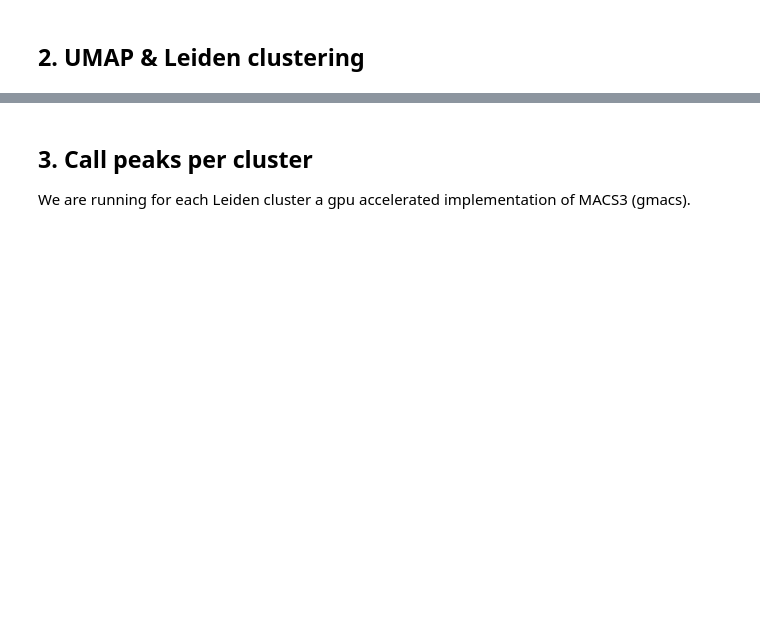
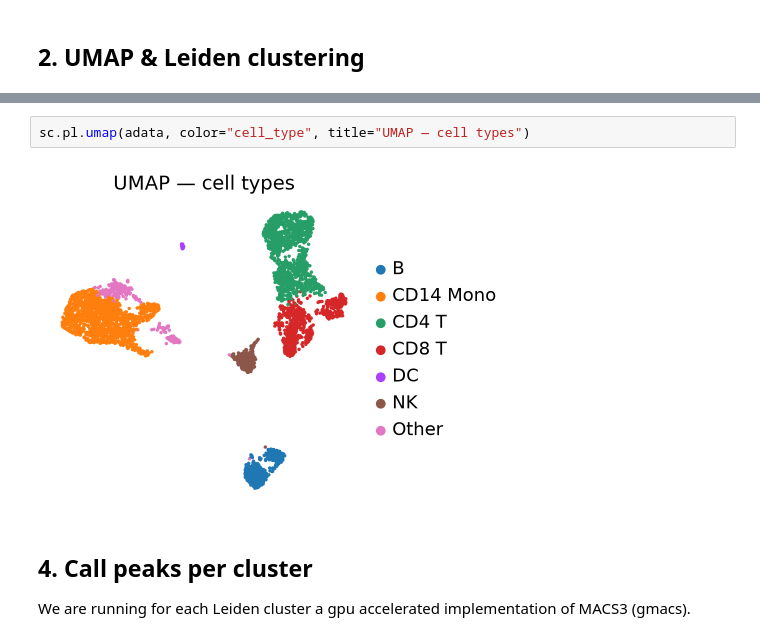
Before and after one commit to Soldatov-Lab/gatac-notebooks, a Jupyter notebook: 02_embedding_peak_calling.ipynb, the cells around one changed output, grey strips where cells are left out. Cells and saved outputs as stored; diff of their text form; blank space fills up the shorter version.

```diff
--- a/02_embedding_peak_calling.ipynb
+++ b/02_embedding_peak_calling.ipynb
@@ -47,5 +119,9 @@ sc.pl.umap(adata, color="leiden",
+# %%
+sc.pl.umap(adata, color="cell_type", title="UMAP — cell types")
+# %% [output]
+[figure, added]
 # %% [markdown]
-## 3. Call peaks per cluster
+## 4. Call peaks per cluster
 
 We are running for each Leiden cluster a gpu accelerated implementation of MACS3 (gmacs).
 # %%
```
Also changed, not shown: parts of 15 cells of this notebook.
